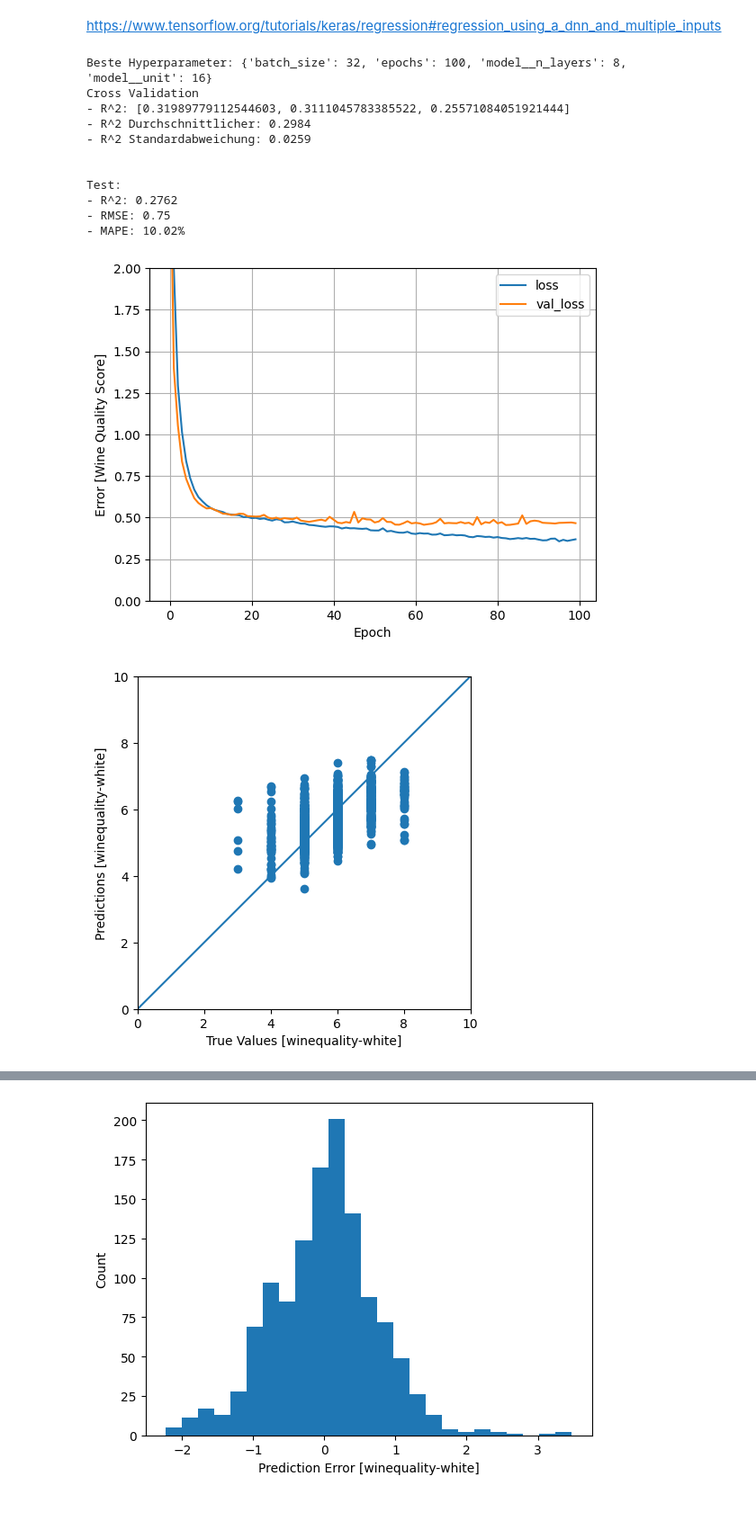
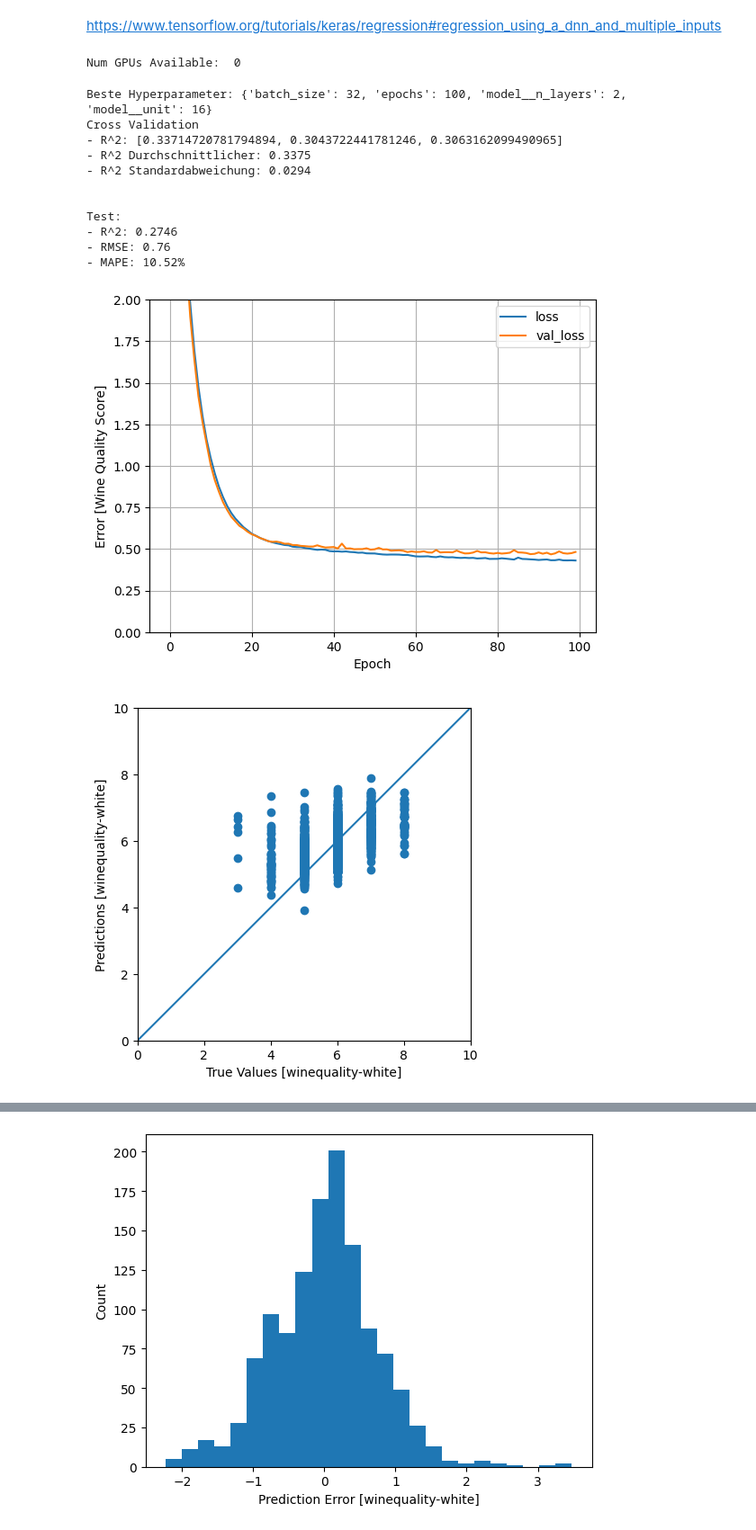
Before and after one commit to JoTec2002/TINF21C_Maschinelles-Lernen, a Jupyter notebook: Programmierabgabe 2/main.ipynb, the cells around one changed output, grey strips where cells are left out. Shown at 90% size. Drawn from its saved outputs; the diff is of its cells as text; code cells hidden in the pictures.

```diff
--- a/Programmierabgabe 2/main.ipynb
+++ b/Programmierabgabe 2/main.ipynb
@@ -75,6 +75,10 @@ from sklearn.metrics import mean_absolute_error, mean_squared_error
 from sklearn.metrics import r2_score, mean_absolute_percentage_error
 
 from scikeras.wrappers import KerasRegressor
+# %%
+print("Num GPUs Available: ", len(tf.config.list_physical_devices('GPU')))
+# %% [output]
+Num GPUs Available:  0
 # %%
 def plot_loss(keras_regressor_model):
   plt.plot(keras_regressor_model.history_['loss'], label='loss')
@@ -148,48 +152,48 @@ normalizer = layers.Normalization(axis=-1)
 # %%
 def create_model(unit, n_layers):
     # Konfiguriere die Verteilungsstrategie
+    with tf.device('/GPU:0'):
+        input_layer = layers.Input(shape=(11,))
+        model = keras.Sequential([
+            input_layer,
+            normalizer,
+        ])
+        for i in range(n_layers):
+            model.add(layers.Dense(units=unit, activation='relu'))
+        model.add(layers.Dense(1))
 
-    input_layer = layers.Input(shape=(11,))
-    model = keras.Sequential([
-        input_layer,
-        normalizer,
-    ])
-    for i in range(n_layers):
-        model.add(layers.Dense(units=unit, activation='relu'))
-    model.add(layers.Dense(1))
-
-    model.compile(loss=keras.losses.mean_squared_error,
-            optimizer=keras.optimizers.Adam(0.001))
+        model.compile(loss=keras.losses.mean_squared_error,
+                optimizer=keras.optimizers.Adam(0.001))
 
     return model
 # %%
  #normalizer = layers.Normalization(axis=-1)
 normalizer.adapt(white_training_Data)
 
 model=KerasRegressor(model=create_model, epochs=32, batch_size=32, model__unit=16, model__n_layers=1, verbose=0, validation_split=0.2)
 
 params={'batch_size':[16, 32, 64],
         'epochs':[32, 64, 128, 256],
         'model__unit':[8, 16, 32],
         'model__n_layers':[1,2,3,7,8],
 }
 best_params={'batch_size':[32],
         'epochs':[100],
         'model__unit':[16],
-        'model__n_layers':[8]
+        'model__n_layers':[2]
 }
 cv_results, optimal_model = model_regressor_grid_calculator(model, best_params, white_training_Data, white_test_data, white_training_scores, white_test_scores)
 # %% [output]
-Beste Hyperparameter: {'batch_size': 32, 'epochs': 100, 'model__n_layers': 8, 'model__unit': 16}
+Beste Hyperparameter: {'batch_size': 32, 'epochs': 100, 'model__n_layers': 2, 'model__unit': 16}
 Cross Validation
-- R^2: [0.31989779112544603, 0.3111045783385522, 0.25571084051921444]
-- R^2 Durchschnittlicher: 0.2984
-- R^2 Standardabweichung: 0.0259
+- R^2: [0.33714720781794894, 0.3043722441781246, 0.3063162099490965]
+- R^2 Durchschnittlicher: 0.3375
+- R^2 Standardabweichung: 0.0294
 
 
 Test:
-- R^2: 0.2762
-- RMSE: 0.75
-- MAPE: 10.02%
+- R^2: 0.2746
+- RMSE: 0.76
+- MAPE: 10.52%
-[figure, old version]
+[figure, new version]
-[figure, old version]
+[figure, new version]
```
Also changed, not shown: parts of 1 cell of this notebook.
